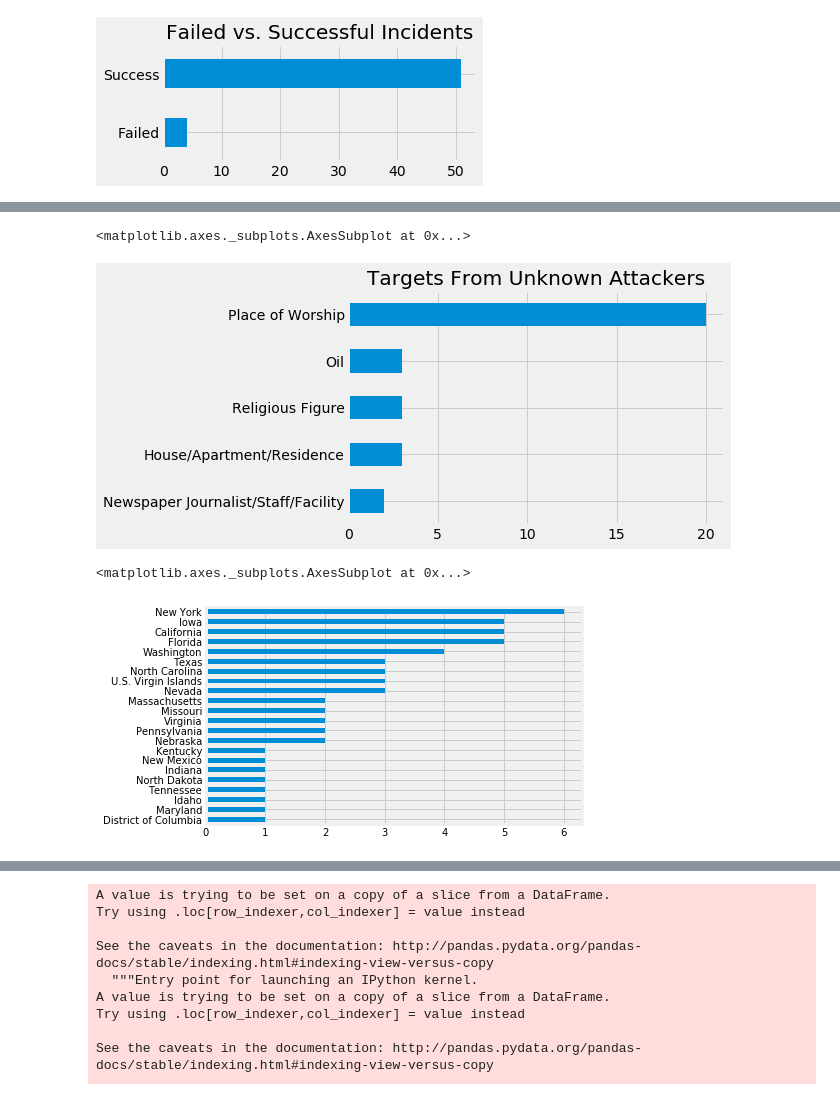
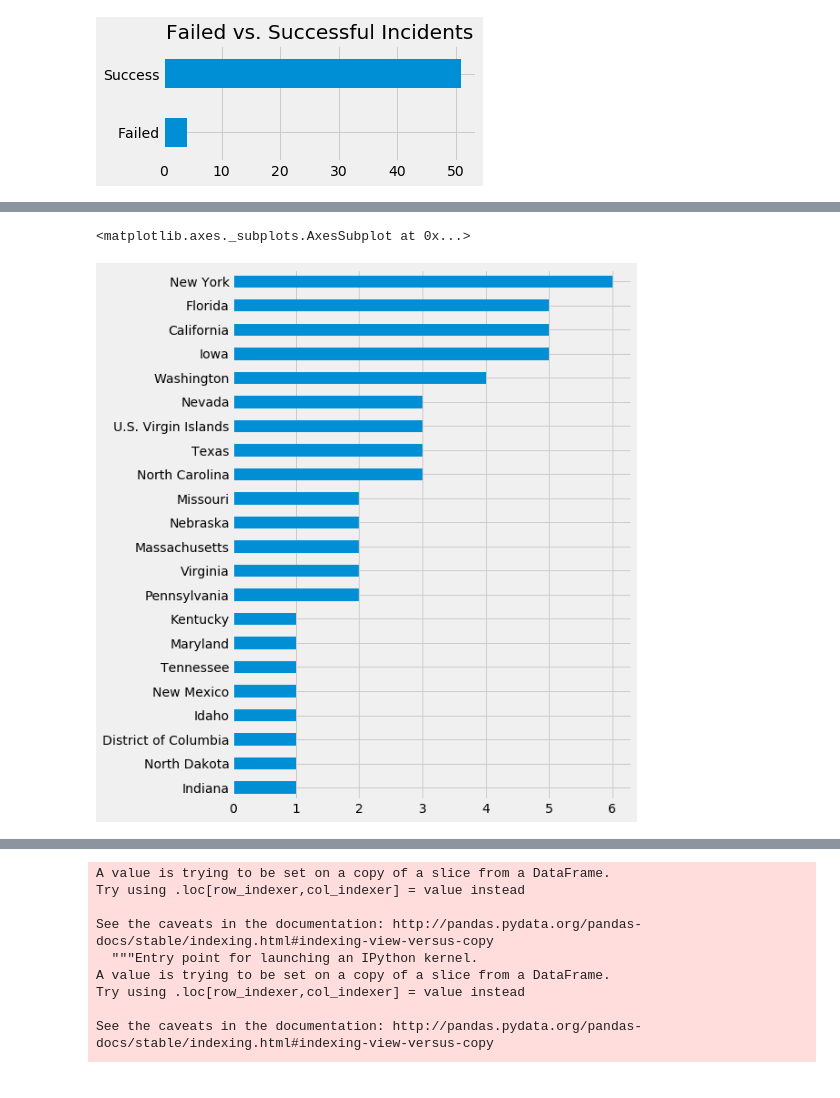
Before and after one commit to sawyerclick/portfolio, a Jupyter notebook: project/terrorism/terrorism.ipynb, the cells around one changed output, grey strips where cells are left out. Drawn from its saved outputs; the diff is of its cells as text; code cells hidden in the pictures.

Commit message:
terrorism proj push.
New graphics and some text

```diff
--- a/project/terrorism/terrorism.ipynb
+++ b/project/terrorism/terrorism.ipynb
@@ -6,11 +6,19 @@ pd.set_option('display.max_colwidth', -1)
 import json
 
 import numpy as np
+from pywaffle import Waffle
 
 import matplotlib
 import matplotlib.pyplot as plt
+import matplotlib.patches as mpatches
 from matplotlib.colors import ListedColormap
+
+import matplotlib.font_manager
 matplotlib.rcParams['pdf.fonttype'] = 42
+
+matplotlib.rcParams['font.sans-serif'] = "Open Sans"
+matplotlib.rcParams['font.family'] = "sans-serif"
+
 %matplotlib inline
 plt.style.use('fivethirtyeight')
 
@@ -147,13 +303,8 @@ df_else.targsubtype1_txt.value_counts().sort_values().tail().plot(kind='barh', t
 # %%
-unknown.targsubtype1_txt.value_counts().sort_values().tail().plot(kind='barh', title="Targets From Unknown Attackers")
+unknown.provstate.value_counts().sort_values().plot(kind='barh', figsize=(7,10))
 # %% [output]
 <matplotlib.axes._subplots.AxesSubplot at 0x...>
-[figure, old version]
+[figure, new version]
-# %%
-unknown.provstate.value_counts().sort_values().plot(kind='barh')
-# %% [output]
-<matplotlib.axes._subplots.AxesSubplot at 0x...>
-[figure, removed]
 # %%
 unknown.targsubtype1_txt.value_counts().sort_values().plot(kind='barh', figsize=(4,7))
 # %% [output]
```
Also changed, not shown: parts of 34 cells of this notebook, 8 other files.
